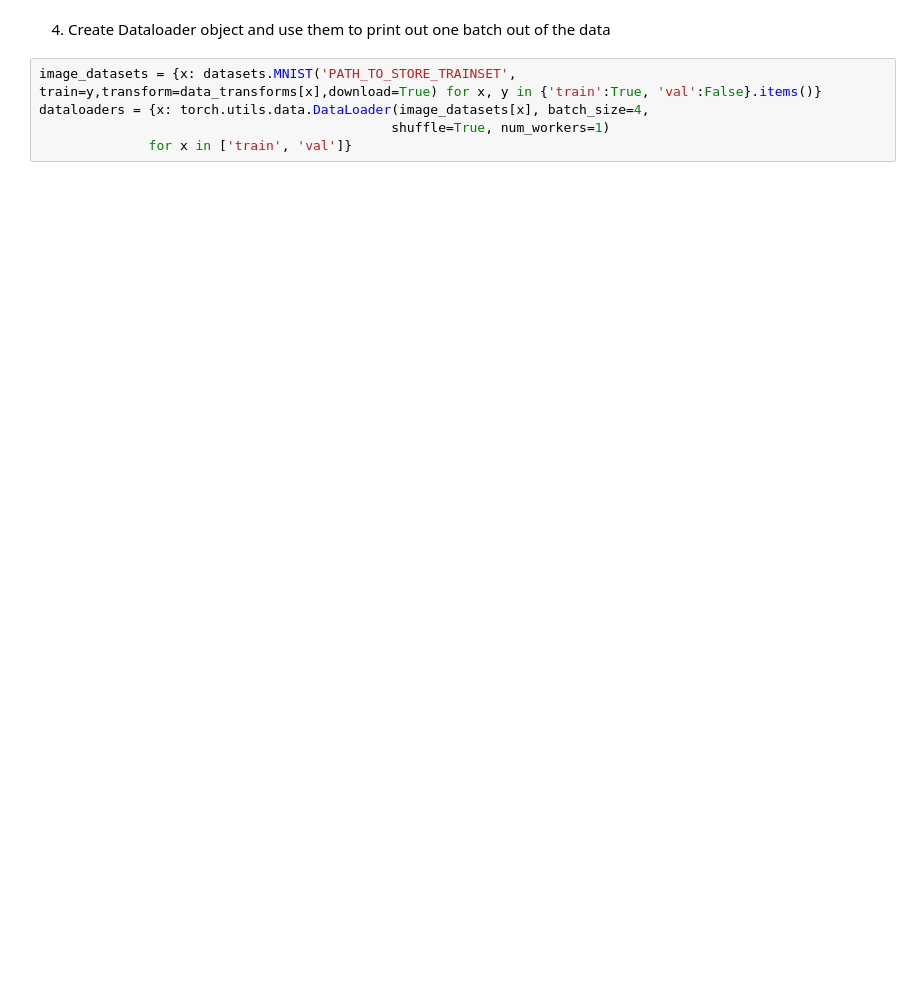
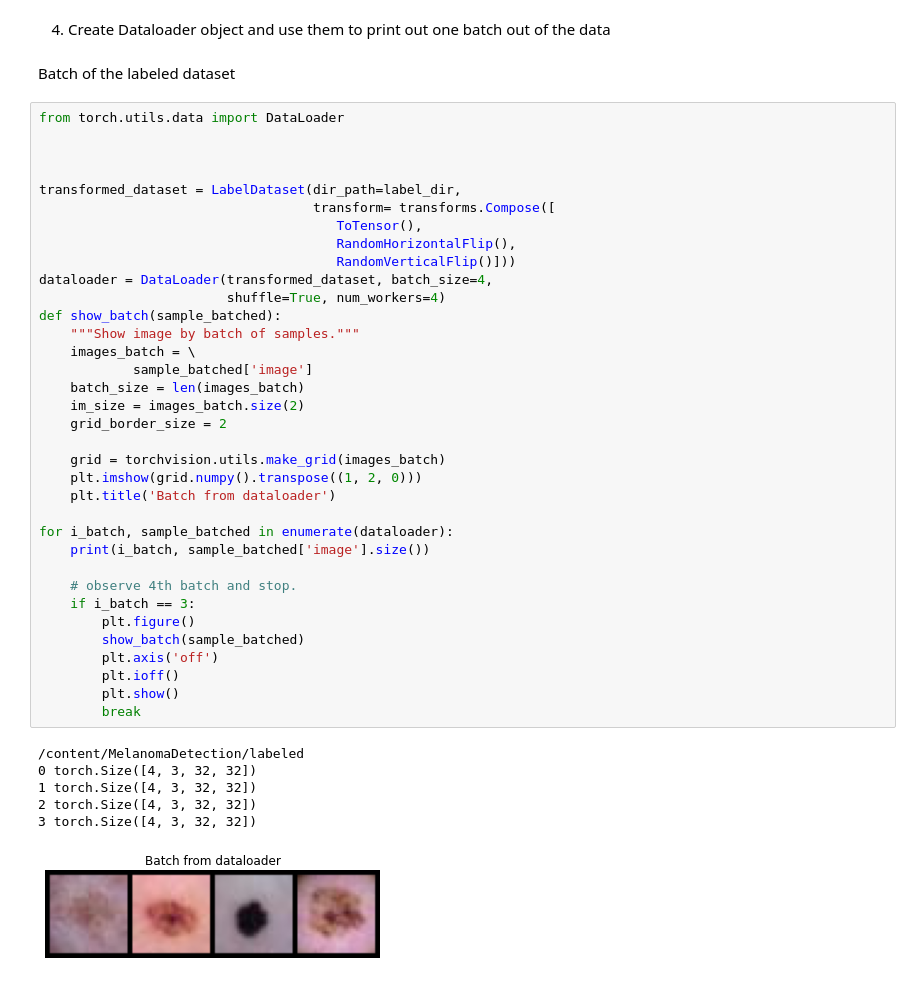
Before and after one commit to bilal841/GANS_melanoma, a Jupyter notebook: week2_review.ipynb, the cells around one changed output. Cells and saved outputs as stored; diff of their text form; blank space fills up the shorter version.

```diff
--- a/week2_review.ipynb
+++ b/week2_review.ipynb
@@ -287,7 +377,46 @@ trans = transforms.Compose([])
 # %% [markdown]
 4. Create Dataloader object and use them to print out one batch out of the data
-# %%
-image_datasets = {x: datasets.MNIST('PATH_TO_STORE_TRAINSET', train=y,transform=data_transforms[x],download=True) for x, y in {'train':True, 'val':False}.items()}
-dataloaders = {x: torch.utils.data.DataLoader(image_datasets[x], batch_size=4,
-                                             shuffle=True, num_workers=1)
-              for x in ['train', 'val']}
+# %% [markdown]
+Batch of the labeled dataset
+# %%
+from torch.utils.data import DataLoader
+
+
+
+transformed_dataset = LabelDataset(dir_path=label_dir,
+                                   transform= transforms.Compose([
+                                      ToTensor(),
+                                      RandomHorizontalFlip(),
+                                      RandomVerticalFlip()]))
+dataloader = DataLoader(transformed_dataset, batch_size=4,
+                        shuffle=True, num_workers=4)
+def show_batch(sample_batched):
+    """Show image by batch of samples."""
+    images_batch = \
+            sample_batched['image']
+    batch_size = len(images_batch)
+    im_size = images_batch.size(2)
+    grid_border_size = 2
+
+    grid = torchvision.utils.make_grid(images_batch)
+    plt.imshow(grid.numpy().transpose((1, 2, 0)))
+    plt.title('Batch from dataloader')
+
+for i_batch, sample_batched in enumerate(dataloader):
+    print(i_batch, sample_batched['image'].size())
+
+    # observe 4th batch and stop.
+    if i_batch == 3:
+        plt.figure()
+        show_batch(sample_batched)
+        plt.axis('off')
+        plt.ioff()
+        plt.show()
+        break
+# %% [output]
+/content/MelanomaDetection/labeled
+0 torch.Size([4, 3, 32, 32])
+1 torch.Size([4, 3, 32, 32])
+2 torch.Size([4, 3, 32, 32])
+3 torch.Size([4, 3, 32, 32])
+[figure, added]
```
Also changed, not shown: parts of 10 cells of this notebook.
